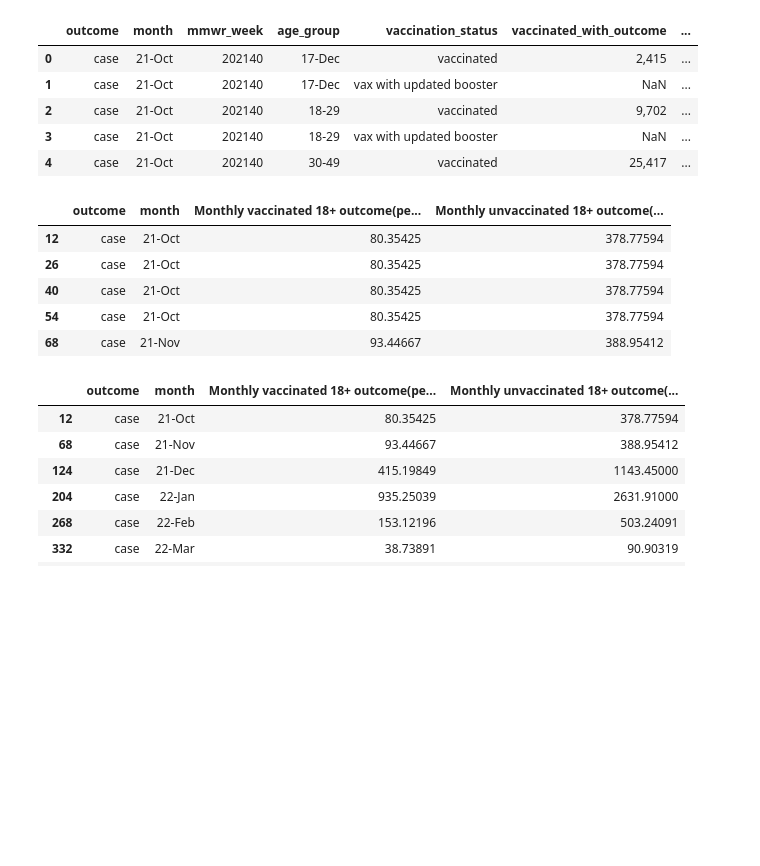
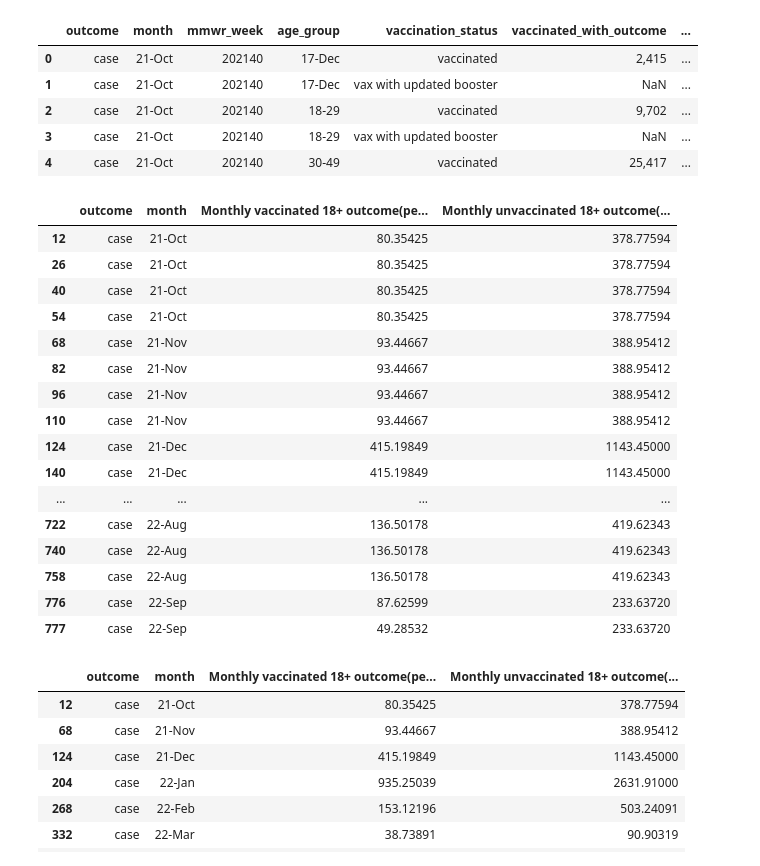
Before and after one commit to ehsanshahrabi/Cyber-Boolean, a Jupyter notebook: ehsan.ipynb, the cells around one changed output. Saved outputs shown, nothing was run; the diff lists cells and outputs as text; code cells hidden in the pictures; blank space fills up the shorter version.

```diff
--- a/ehsan.ipynb
+++ b/ehsan.ipynb
@@ -19,23 +19,36 @@ covidcase.head()
 # %%
 # Delete useless columns
 covidcase.drop(columns=['vaccinated_with_outcome','vaccinated_population','unvaccinated_with_outcome',
                         'unvaccinated_population','crude_vax_ir','crude_unvax_ir','vaccination_status','crude_irr',
                         'age_adj_vax_ir','age_adj_unvax_ir','age_adj_irr','continuity_correction','age_group',
                         'monthly_age_adj_irr','monthly_age_adj_mb_irr','mmwr_week'], inplace=True)
 
 # Rename Columns
 covidcase = covidcase.rename(columns={"monthly_age_adj_vax_ir":"Monthly vaccinated 18+ outcome(per 100,000 population)", "monthly_age_adj_unvax_ir":
                                      "Monthly unvaccinated 18+ outcome(per 100,000 population)",})
+
+#Remove rows with no values(NaN)
 covidcase.dropna(inplace=True)
 
-covidcase.head()
+covidcase.head(50)
 # %% [output]
 |  | outcome | month | Monthly vaccinated 18+ outcome(pe... | Monthly unvaccinated 18+ outcome(... |
 | 12 | case | 21-Oct | 80.35425 | 378.77594 |
 | 26 | case | 21-Oct | 80.35425 | 378.77594 |
 | 40 | case | 21-Oct | 80.35425 | 378.77594 |
 | 54 | case | 21-Oct | 80.35425 | 378.77594 |
 | 68 | case | 21-Nov | 93.44667 | 388.95412 |
+| 82 | case | 21-Nov | 93.44667 | 388.95412 |
+| 96 | case | 21-Nov | 93.44667 | 388.95412 |
+| 110 | case | 21-Nov | 93.44667 | 388.95412 |
+| 124 | case | 21-Dec | 415.19849 | 1143.45000 |
+| 140 | case | 21-Dec | 415.19849 | 1143.45000 |
+| ... | ... | ... | ... | ... |
+| 722 | case | 22-Aug | 136.50178 | 419.62343 |
+| 740 | case | 22-Aug | 136.50178 | 419.62343 |
+| 758 | case | 22-Aug | 136.50178 | 419.62343 |
+| 776 | case | 22-Sep | 87.62599 | 233.63720 |
+| 777 | case | 22-Sep | 49.28532 | 233.63720 |
 # %%
 # Remove Duplicates Rows
 covidcase = covidcase.drop_duplicates(subset='month')
```
Also changed, not shown: parts of 6 cells of this notebook.
